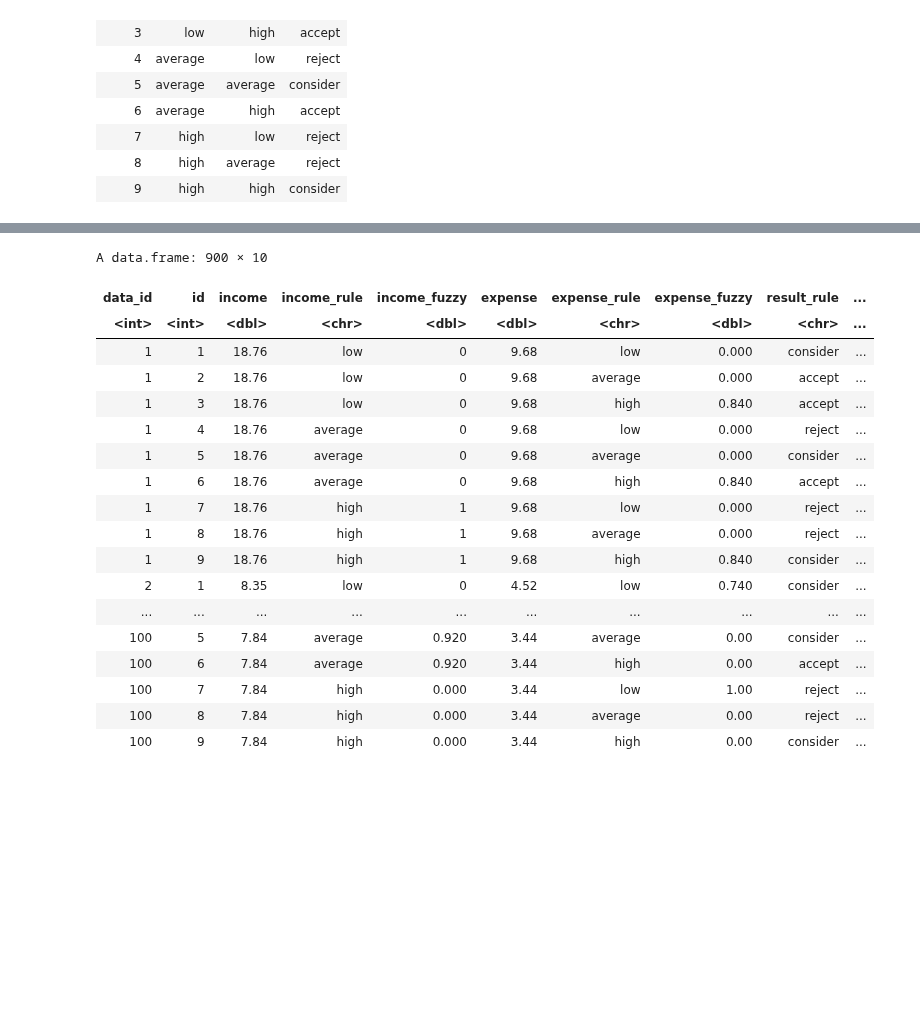
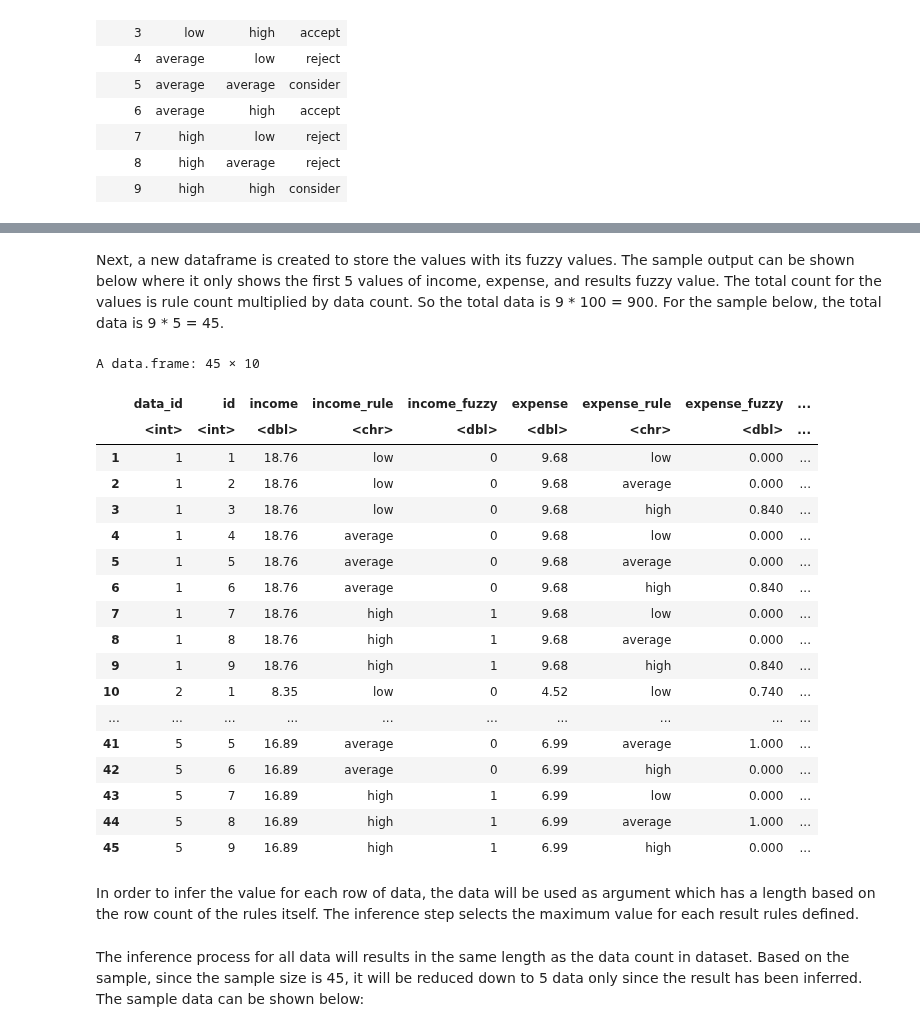
Before and after one commit to zaRizk7/fuzzy-logic, a Jupyter notebook: fuzzy-logic.ipynb, the cells around one changed output, grey strips where cells are left out. Saved outputs shown, nothing was run; the diff lists cells and outputs as text; code cells hidden in the pictures; blank space fills up the shorter version.

```diff
--- a/fuzzy-logic.ipynb
+++ b/fuzzy-logic.ipynb
@@ -167,33 +284,37 @@ generate_fuzzy_table <- function(data, rules) {
         result_fuzzy = result_fuzzy
     ))
 }
+# %% [markdown]
+Next, a new dataframe is created to store the values with its fuzzy values. The sample output can be shown below where it only shows the first 5 values of income, expense, and results fuzzy value. The total count for the values is rule count multiplied by data count. So the total data is 9 * 100 = 900. For the sample below, the total data is 9 * 5 = 45.
 # %%
 new_dataset <- data.frame()
 for (i in 1:nrow(dataset)) {
     fuzzy_table <- generate_fuzzy_table(dataset[i, ], rules)
     new_dataset <- rbind(new_dataset, fuzzy_table)
 }
-new_dataset
+new_dataset[1:45,]
 # %% [output]
-A data.frame: 900 × 10
+A data.frame: 45 × 10
-| data_id | id | income | income_rule | income_fuzzy | expense | expense_rule | expense_fuzzy | result_rule | ... |
-| <int> | <int> | <dbl> | <chr> | <dbl> | <dbl> | <chr> | <dbl> | <chr> | ... |
-| 1 | 1 | 18.76 | low | 0 | 9.68 | low | 0.000 | consider | ... |
-| 1 | 2 | 18.76 | low | 0 | 9.68 | average | 0.000 | accept | ... |
-| 1 | 3 | 18.76 | low | 0 | 9.68 | high | 0.840 | accept | ... |
-| 1 | 4 | 18.76 | average | 0 | 9.68 | low | 0.000 | reject | ... |
-| 1 | 5 | 18.76 | average | 0 | 9.68 | average | 0.000 | consider | ... |
-| 1 | 6 | 18.76 | average | 0 | 9.68 | high | 0.840 | accept | ... |
-| 1 | 7 | 18.76 | high | 1 | 9.68 | low | 0.000 | reject | ... |
-| 1 | 8 | 18.76 | high | 1 | 9.68 | average | 0.000 | reject | ... |
-| 1 | 9 | 18.76 | high | 1 | 9.68 | high | 0.840 | consider | ... |
-| 2 | 1 | 8.35 | low | 0 | 4.52 | low | 0.740 | consider | ... |
+|  | data_id | id | income | income_rule | income_fuzzy | expense | expense_rule | expense_fuzzy | ... |
+|  | <int> | <int> | <dbl> | <chr> | <dbl> | <dbl> | <chr> | <dbl> | ... |
+| 1 | 1 | 1 | 18.76 | low | 0 | 9.68 | low | 0.000 | ... |
+| 2 | 1 | 2 | 18.76 | low | 0 | 9.68 | average | 0.000 | ... |
+| 3 | 1 | 3 | 18.76 | low | 0 | 9.68 | high | 0.840 | ... |
+| 4 | 1 | 4 | 18.76 | average | 0 | 9.68 | low | 0.000 | ... |
+| 5 | 1 | 5 | 18.76 | average | 0 | 9.68 | average | 0.000 | ... |
+| 6 | 1 | 6 | 18.76 | average | 0 | 9.68 | high | 0.840 | ... |
+| 7 | 1 | 7 | 18.76 | high | 1 | 9.68 | low | 0.000 | ... |
+| 8 | 1 | 8 | 18.76 | high | 1 | 9.68 | average | 0.000 | ... |
+| 9 | 1 | 9 | 18.76 | high | 1 | 9.68 | high | 0.840 | ... |
+| 10 | 2 | 1 | 8.35 | low | 0 | 4.52 | low | 0.740 | ... |
 | ... | ... | ... | ... | ... | ... | ... | ... | ... | ... |
-| 100 | 5 | 7.84 | average | 0.920 | 3.44 | average | 0.00 | consider | ... |
-| 100 | 6 | 7.84 | average | 0.920 | 3.44 | high | 0.00 | accept | ... |
-| 100 | 7 | 7.84 | high | 0.000 | 3.44 | low | 1.00 | reject | ... |
-| 100 | 8 | 7.84 | high | 0.000 | 3.44 | average | 0.00 | reject | ... |
-| 100 | 9 | 7.84 | high | 0.000 | 3.44 | high | 0.00 | consider | ... |
+| 41 | 5 | 5 | 16.89 | average | 0 | 6.99 | average | 1.000 | ... |
+| 42 | 5 | 6 | 16.89 | average | 0 | 6.99 | high | 0.000 | ... |
+| 43 | 5 | 7 | 16.89 | high | 1 | 6.99 | low | 0.000 | ... |
+| 44 | 5 | 8 | 16.89 | high | 1 | 6.99 | average | 1.000 | ... |
+| 45 | 5 | 9 | 16.89 | high | 1 | 6.99 | high | 0.000 | ... |
+# %% [markdown]
+In order to infer the value for each row of data, the data will be used as argument which has a length based on the row count of the rules itself. The inference step selects the maximum value for each result rules defined.
 # %%
 inference <- function(data) {
     selected_column <- c('data_id', 'result_rule', 'result_fuzzy')
@@ -212,5 +333,7 @@ inference <- function(data) {
         accept = max(accept_data$result_fuzzy)
     ))
 }
+# %% [markdown]
+The inference process for all data will results in the same length as the data count in dataset. Based on the sample, since the sample size is 45, it will be reduced down to 5 data only since the result has been inferred. The sample data can be shown below:
 # %%
 fuzzy_output_df <- data.frame()
```
Also changed, not shown: parts of 37 cells of this notebook, 4 other files.
